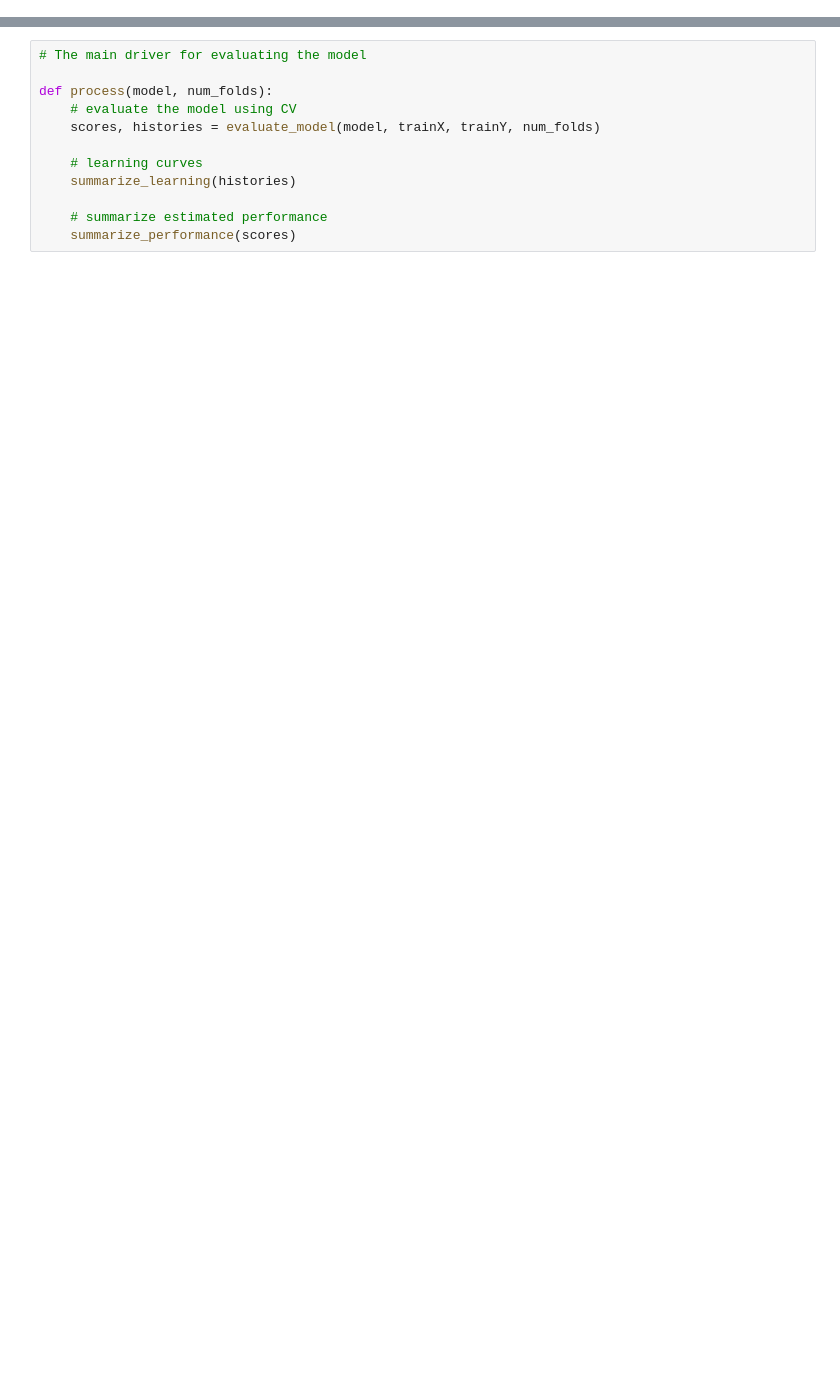
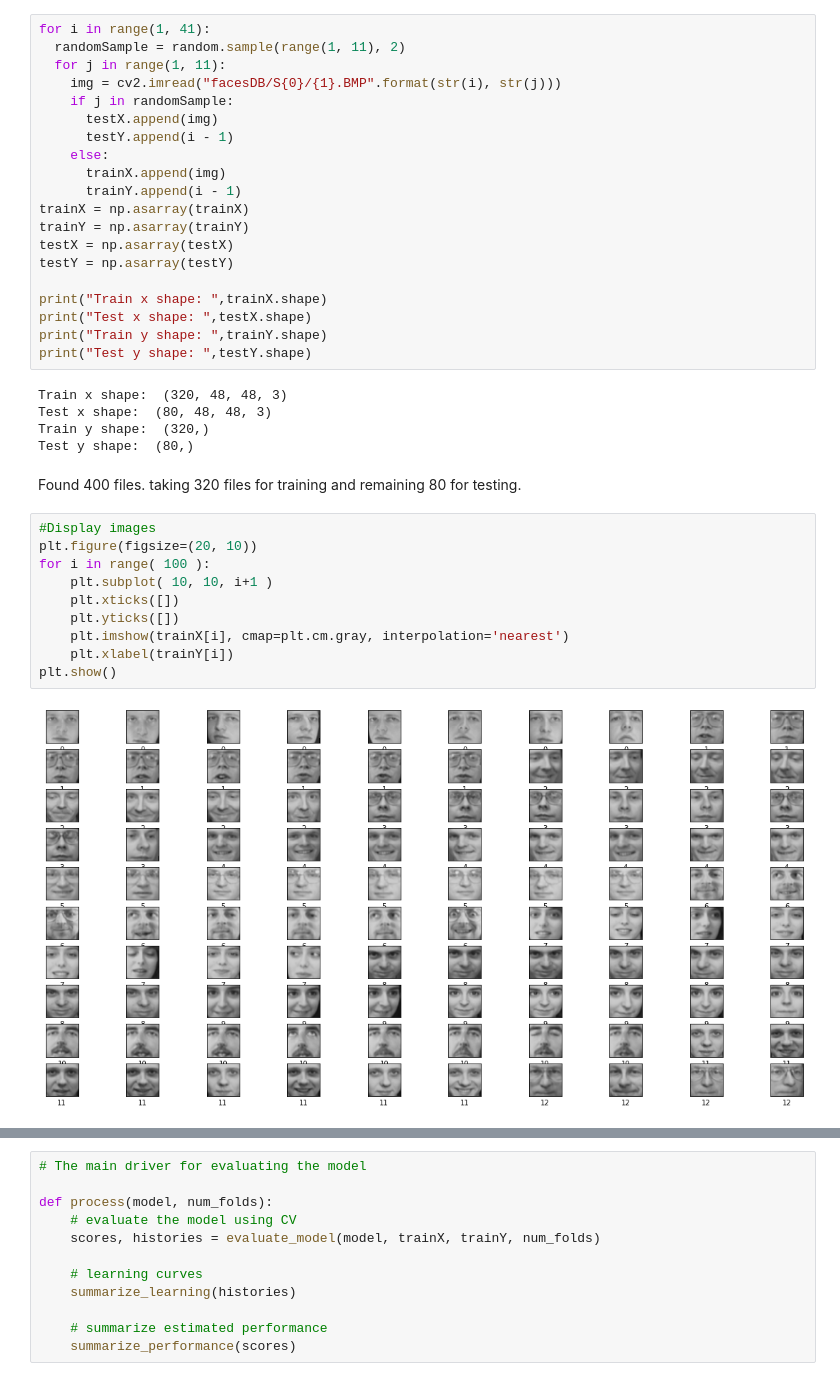
Before and after one commit to sg758253/sg1205, a Jupyter notebook: ADVDS/project7/FacialRecognition.ipynb, the cells around one changed output, grey strips where cells are left out. Saved outputs shown, nothing was run; the diff lists cells and outputs as text; blank space fills up the shorter version.

```diff
--- a/ADVDS/project7/FacialRecognition.ipynb
+++ b/ADVDS/project7/FacialRecognition.ipynb
@@ -263,0 +76,39 @@ def summarize_performance(scores):
+# %%
+for i in range(1, 41):
+  randomSample = random.sample(range(1, 11), 2)
+  for j in range(1, 11):
+    img = cv2.imread("facesDB/S{0}/{1}.BMP".format(str(i), str(j)))
+    if j in randomSample:
+      testX.append(img)
+      testY.append(i - 1)
+    else:
+      trainX.append(img)
+      trainY.append(i - 1)
+trainX = np.asarray(trainX)
+trainY = np.asarray(trainY)
+testX = np.asarray(testX)
+testY = np.asarray(testY)
+
+print("Train x shape: ",trainX.shape)
+print("Test x shape: ",testX.shape)
+print("Train y shape: ",trainY.shape)
+print("Test y shape: ",testY.shape)
+# %% [output]
+Train x shape:  (320, 48, 48, 3)
+Test x shape:  (80, 48, 48, 3)
+Train y shape:  (320,)
+Test y shape:  (80,)
+# %% [markdown]
+Found 400 files. taking 320 files for training and remaining 80 for testing.
+# %%
+#Display images
+plt.figure(figsize=(20, 10))
+for i in range( 100 ):
+    plt.subplot( 10, 10, i+1 )
+    plt.xticks([])
+    plt.yticks([])
+    plt.imshow(trainX[i], cmap=plt.cm.gray, interpolation='nearest')
+    plt.xlabel(trainY[i])
+plt.show()
+# %% [output]
+[figure, added]
```
Also changed, not shown: parts of 63 cells of this notebook.
